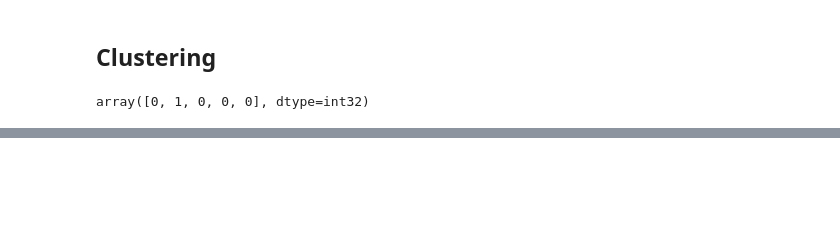
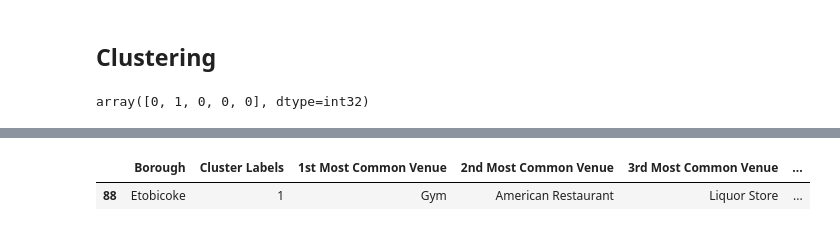
Before and after one commit to nataliahouse1282/Capstone_Project, a Jupyter notebook: Segmenting_in_Toronto.ipynb, the cells around one changed output, grey strips where cells are left out. Saved outputs shown, nothing was run; the diff lists cells and outputs as text; code cells hidden in the pictures; blank space fills up the shorter version.

```diff
--- a/Segmenting_in_Toronto.ipynb
+++ b/Segmenting_in_Toronto.ipynb
@@ -299,4 +301,7 @@ Toronto_merged.loc[Toronto_merged['Cluster Labels'] == 0, Toronto_merged.columns
 | 60 | Downtown Toronto | 0 | Café | Coffee Shop | Restaurant | ... |
 | 66 | Downtown Toronto | 0 | Café | Bar | Bakery | ... |
 # %%
-manhattan_merged.loc[manhattan_merged['Cluster Labels'] == 0, manhattan_merged.columns[[1] + list(range(5, manhattan_merged.shape[1]))]]
+Toronto_merged.loc[Toronto_merged['Cluster Labels'] == 1, Toronto_merged.columns[[1] + list(range(5, Toronto_merged.shape[1]))]]
+# %% [output]
+|  | Borough | Cluster Labels | 1st Most Common Venue | 2nd Most Common Venue | 3rd Most Common Venue | ... |
+| 88 | Etobicoke | 1 | Gym | American Restaurant | Liquor Store | ... |
```
Also changed, not shown: parts of 2 cells of this notebook.
